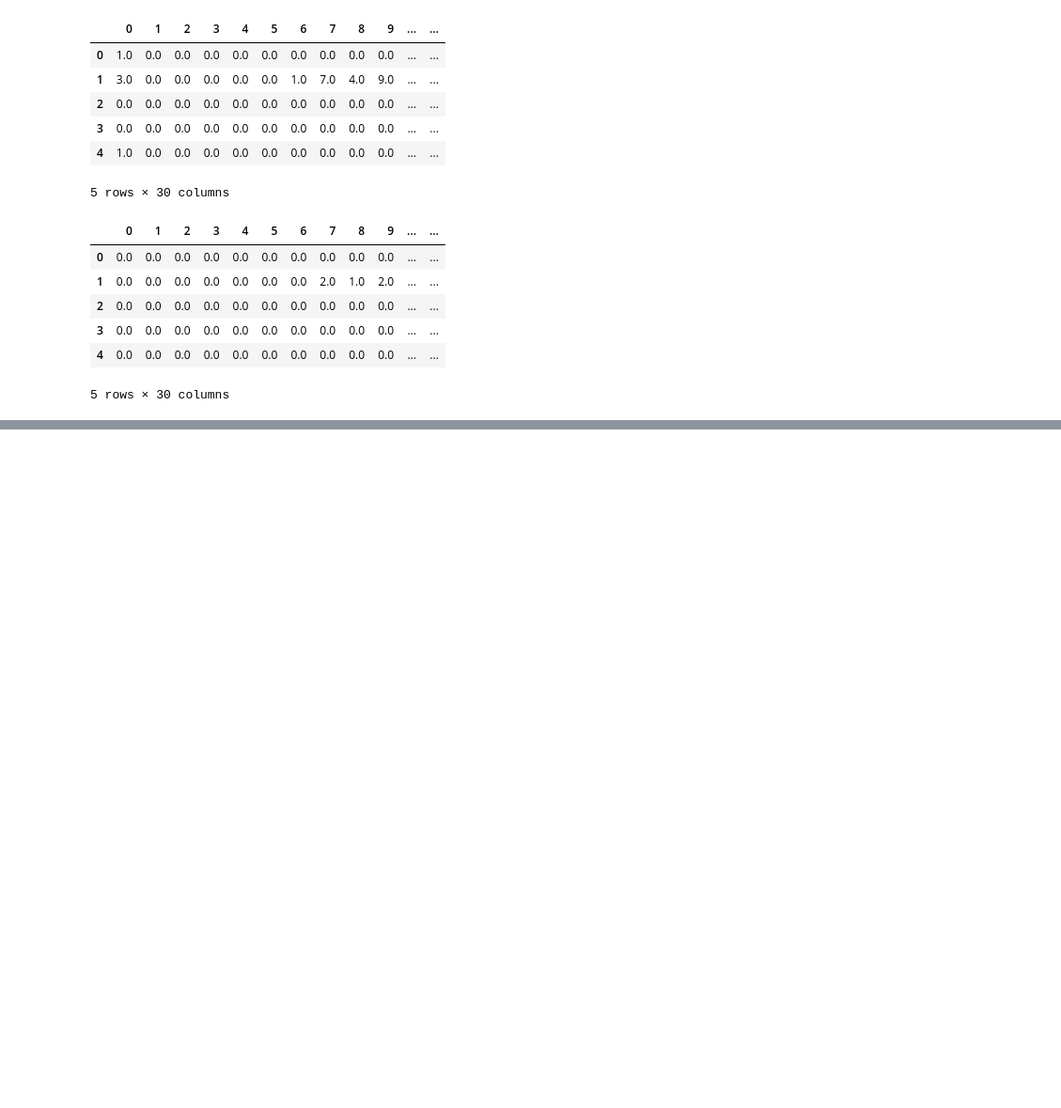
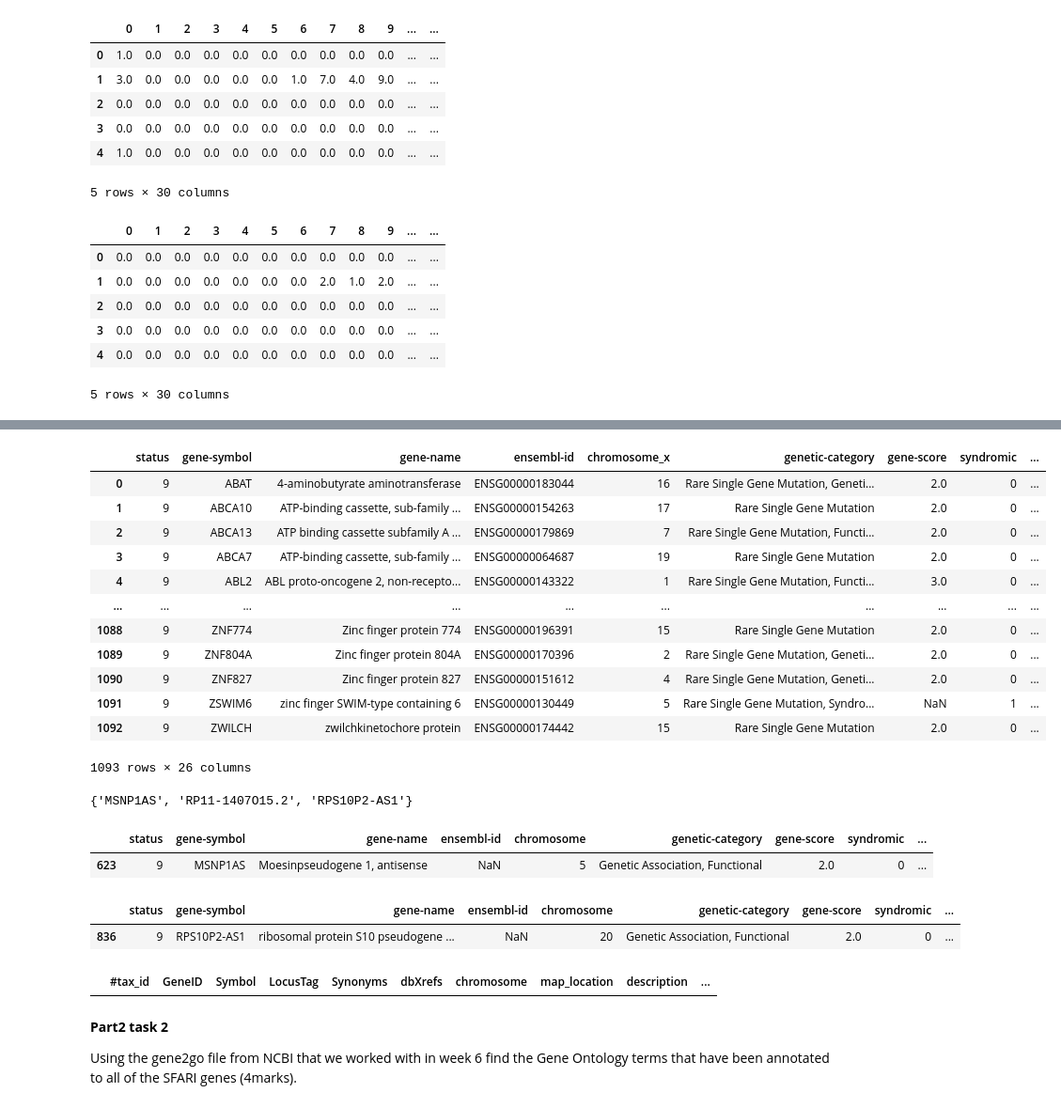
Before and after one commit to gong7788/biocw2, a Jupyter notebook: cw2.ipynb, the cells around one changed output, grey strips where cells are left out. Shown: that part at 94% size. Saved outputs shown, nothing was run; the diff lists cells and outputs as text; code cells hidden in the pictures; blank space fills up the shorter version.

```diff
--- a/cw2.ipynb
+++ b/cw2.ipynb
@@ -364,0 +417,2 @@ table2_df.to_csv('table2.csv', sep='\t', index=False)
+# %%
+human_df = pd.read_csv('Homo_sapiens.gene_info.gz', compression='gzip', header=0, sep='\t')
@@ -364,0 +450,3 @@ table2_df.to_csv('table2.csv', sep='\t', index=False)
+# %%
+merge_data = data.merge(human_df, left_on=['gene-symbol'], right_on=['Symbol'])
+merge_data.head()
@@ -364,0 +463,38 @@ table2_df.to_csv('table2.csv', sep='\t', index=False)
+# %%
+merge_data
+# %% [output]
+|  | status | gene-symbol | gene-name | ensembl-id | chromosome_x | genetic-category | gene-score | syndromic | ... |
+| 0 | 9 | ABAT | 4-aminobutyrate aminotransferase | ENSG00000183044 | 16 | Rare Single Gene Mutation, Geneti... | 2.0 | 0 | ... |
+| 1 | 9 | ABCA10 | ATP-binding cassette, sub-family ... | ENSG00000154263 | 17 | Rare Single Gene Mutation | 2.0 | 0 | ... |
+| 2 | 9 | ABCA13 | ATP binding cassette subfamily A ... | ENSG00000179869 | 7 | Rare Single Gene Mutation, Functi... | 2.0 | 0 | ... |
+| 3 | 9 | ABCA7 | ATP-binding cassette, sub-family ... | ENSG00000064687 | 19 | Rare Single Gene Mutation | 2.0 | 0 | ... |
+| 4 | 9 | ABL2 | ABL proto-oncogene 2, non-recepto... | ENSG00000143322 | 1 | Rare Single Gene Mutation, Functi... | 3.0 | 0 | ... |
+| ... | ... | ... | ... | ... | ... | ... | ... | ... | ... |
+| 1088 | 9 | ZNF774 | Zinc finger protein 774 | ENSG00000196391 | 15 | Rare Single Gene Mutation | 2.0 | 0 | ... |
+| 1089 | 9 | ZNF804A | Zinc finger protein 804A | ENSG00000170396 | 2 | Rare Single Gene Mutation, Geneti... | 2.0 | 0 | ... |
+| 1090 | 9 | ZNF827 | Zinc finger protein 827 | ENSG00000151612 | 4 | Rare Single Gene Mutation, Geneti... | 2.0 | 0 | ... |
+| 1091 | 9 | ZSWIM6 | zinc finger SWIM-type containing 6 | ENSG00000130449 | 5 | Rare Single Gene Mutation, Syndro... | NaN | 1 | ... |
+| 1092 | 9 | ZWILCH | zwilchkinetochore protein | ENSG00000174442 | 15 | Rare Single Gene Mutation | 2.0 | 0 | ... |
+1093 rows × 26 columns
+# %%
+set(data['gene-symbol']) - set(merge_data['gene-symbol'])
+# %% [output]
+{'MSNP1AS', 'RP11-1407O15.2', 'RPS10P2-AS1'}
+# %%
+data[data['gene-symbol'] == 'MSNP1AS']
+# %% [output]
+|  | status | gene-symbol | gene-name | ensembl-id | chromosome | genetic-category | gene-score | syndromic | ... |
+| 623 | 9 | MSNP1AS | Moesinpseudogene 1, antisense | NaN | 5 | Genetic Association, Functional | 2.0 | 0 | ... |
+# %%
+data[data['gene-symbol'] == 'RPS10P2-AS1']
+# %% [output]
+|  | status | gene-symbol | gene-name | ensembl-id | chromosome | genetic-category | gene-score | syndromic | ... |
+| 836 | 9 | RPS10P2-AS1 | ribosomal protein S10 pseudogene ... | NaN | 20 | Genetic Association, Functional | 2.0 | 0 | ... |
+# %%
+human_df[human_df['Symbol'] == 'MSNP1AS']
+# %% [output]
+|  | #tax_id | GeneID | Symbol | LocusTag | Synonyms | dbXrefs | chromosome | map_location | description | ... |
+# %% [markdown]
+**Part2 task 2**
+
+Using the gene2go file from NCBI that we worked with in week 6 find the Gene Ontology terms that have been annotated to all of the SFARI genes (4marks).
```
Also changed, not shown: parts of 31 cells of this notebook, 3 other files.
